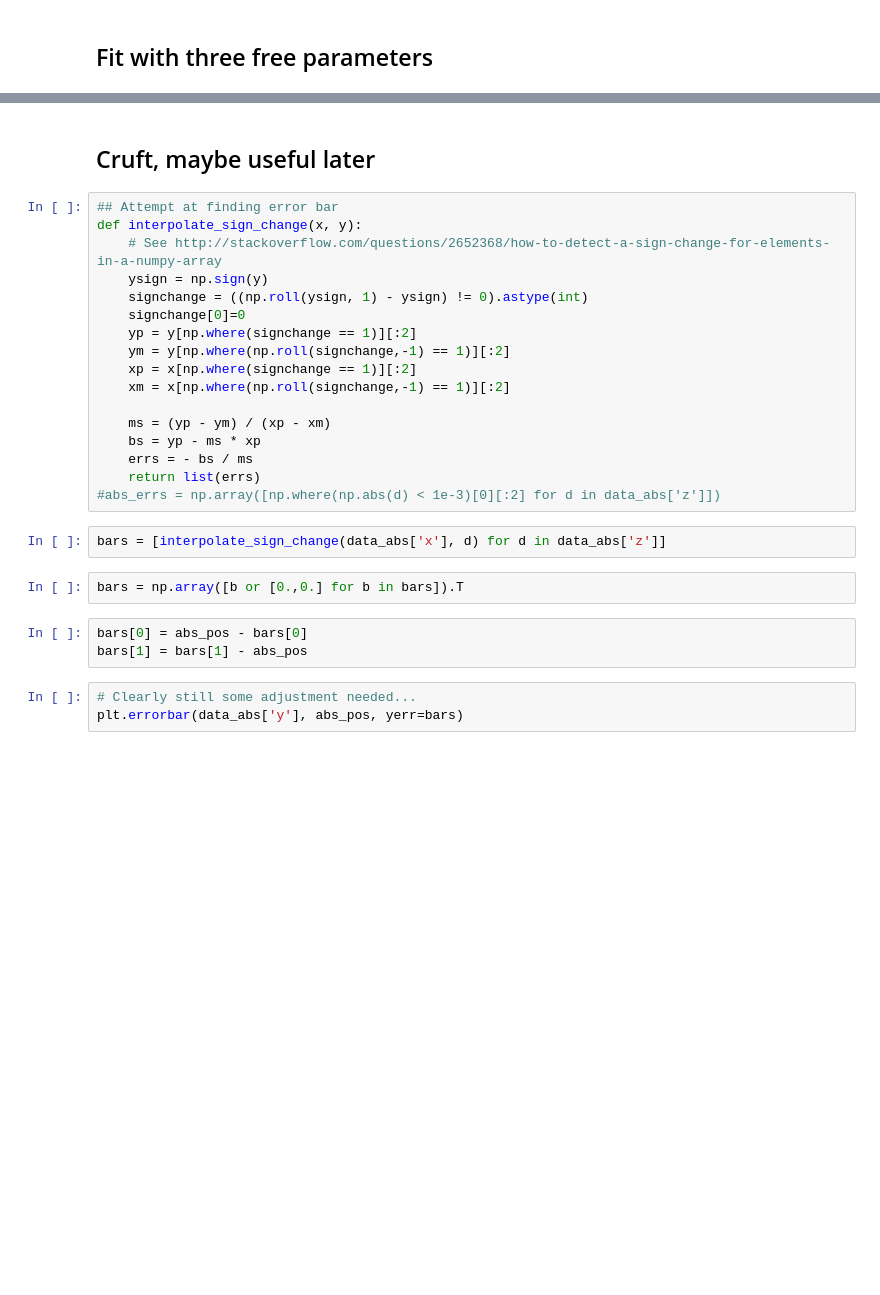
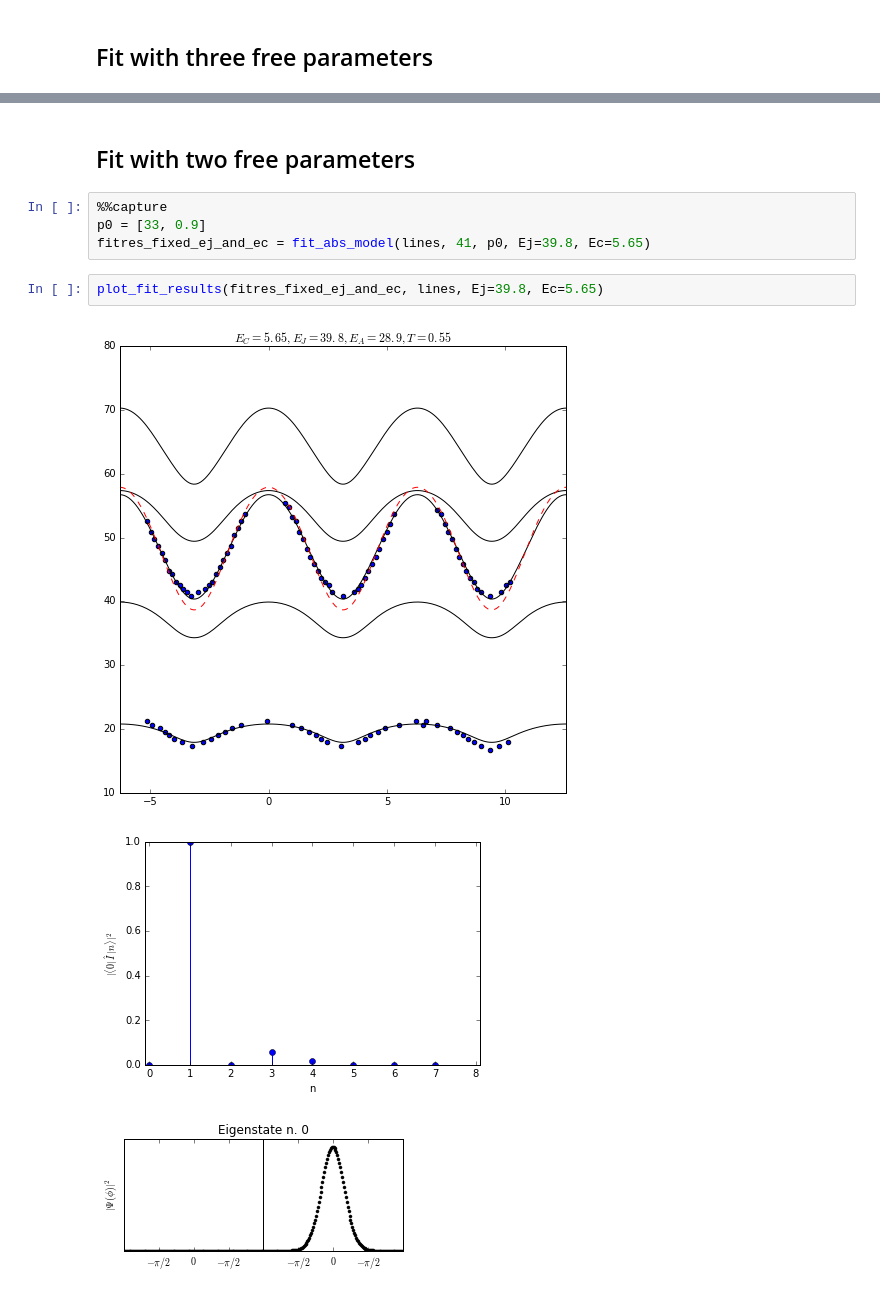
Before and after one commit to bernardvanheck/shared_notebooks, a Jupyter notebook: data_analysis_100nm_device.ipynb, the cells around one changed output, grey strips where cells are left out. Saved outputs shown, nothing was run; the diff lists cells and outputs as text; blank space fills up the shorter version.

```diff
--- a/data_analysis_100nm_device.ipynb
+++ b/data_analysis_100nm_device.ipynb
@@ -398,29 +473,12 @@ plot_fit_results(fitres_fixed_ej, lines, Ej=78.9)
-# %% [markdown]
-## Cruft, maybe useful later
-# %%
-## Attempt at finding error bar
-def interpolate_sign_change(x, y):
-    # See http://stackoverflow.com/questions/2652368/how-to-detect-a-sign-change-for-elements-in-a-numpy-array
-    ysign = np.sign(y)
-    signchange = ((np.roll(ysign, 1) - ysign) != 0).astype(int)
-    signchange[0]=0
-    yp = y[np.where(signchange == 1)][:2]
-    ym = y[np.where(np.roll(signchange,-1) == 1)][:2]
-    xp = x[np.where(signchange == 1)][:2]
-    xm = x[np.where(np.roll(signchange,-1) == 1)][:2]
-
-    ms = (yp - ym) / (xp - xm)
-    bs = yp - ms * xp
-    errs = - bs / ms
-    return list(errs)
-#abs_errs = np.array([np.where(np.abs(d) < 1e-3)[0][:2] for d in data_abs['z']])
-# %%
-bars = [interpolate_sign_change(data_abs['x'], d) for d in data_abs['z']]
-# %%
-bars = np.array([b or [0.,0.] for b in bars]).T
-# %%
-bars[0] = abs_pos - bars[0]
-bars[1] = bars[1] - abs_pos
-# %%
-# Clearly still some adjustment needed...
-plt.errorbar(data_abs['y'], abs_pos, yerr=bars)
+# %% [markdown]
+## Fit with two free parameters
+# %%
+%%capture
+p0 = [33, 0.9]
+fitres_fixed_ej_and_ec = fit_abs_model(lines, 41, p0, Ej=39.8, Ec=5.65)
+# %%
+plot_fit_results(fitres_fixed_ej_and_ec, lines, Ej=39.8, Ec=5.65)
+# %% [output]
+[figure, added]
+[figure, added]
+[figure, added]
```
Also changed, not shown: parts of 35 cells of this notebook.
